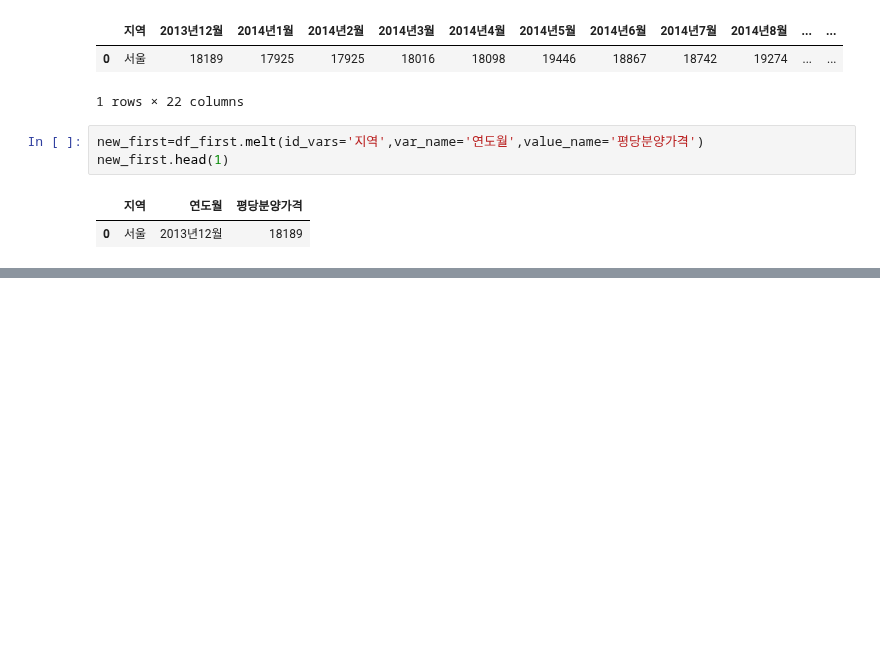
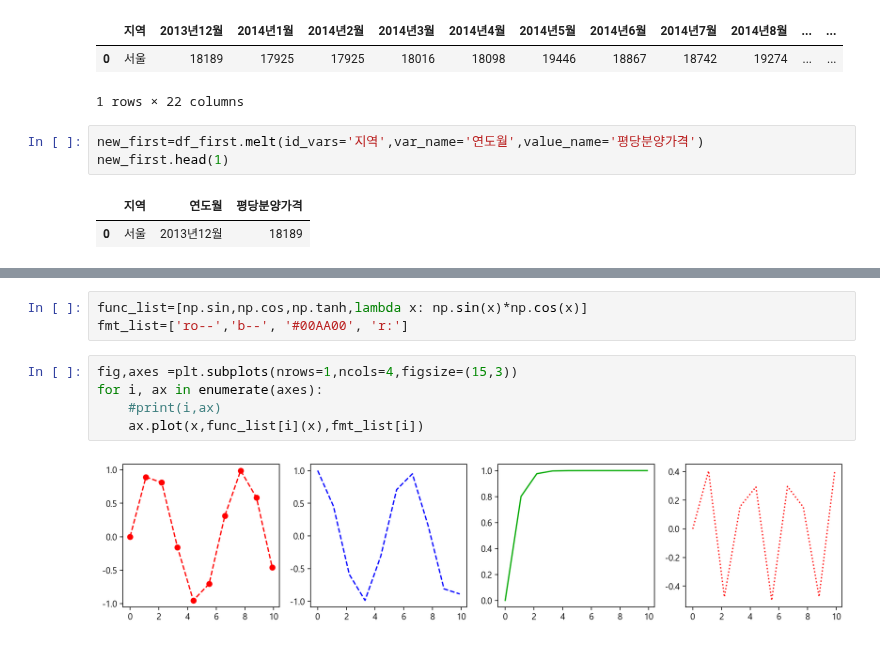
Before and after one commit to jack8704/ai, a Jupyter notebook: source/01_python/연습장.ipynb, the cells around one changed output, grey strips where cells are left out. Cells and saved outputs as stored; diff of their text form; blank space fills up the shorter version.

```diff
--- a/source/01_python/연습장.ipynb
+++ b/source/01_python/연습장.ipynb
@@ -1452,0 +1481,10 @@ new_first.head(1)
+# %%
+func_list=[np.sin,np.cos,np.tanh,lambda x: np.sin(x)*np.cos(x)]
+fmt_list=['ro--','b--', '#00AA00', 'r:']
+# %%
+fig,axes =plt.subplots(nrows=1,ncols=4,figsize=(15,3))
+for i, ax in enumerate(axes):
+    #print(i,ax)
+    ax.plot(x,func_list[i](x),fmt_list[i])
+# %% [output]
+[figure, added]
```
Also changed, not shown: parts of 9 cells of this notebook, 4 other files.
